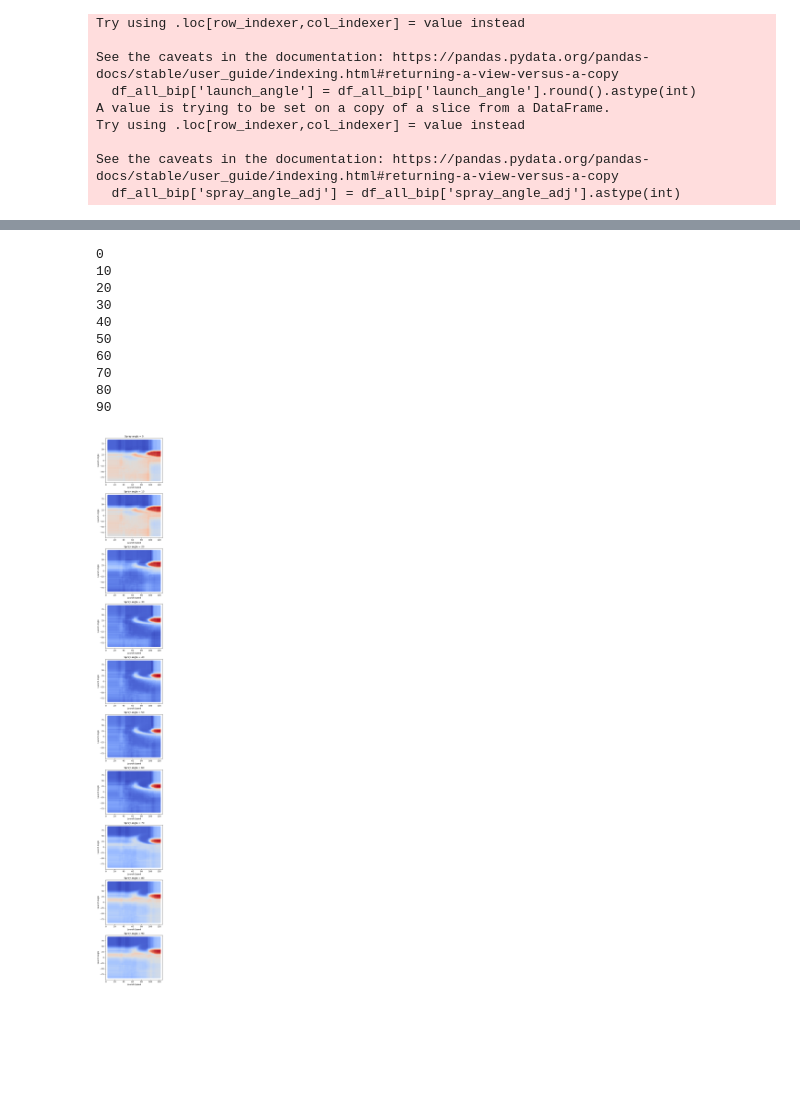
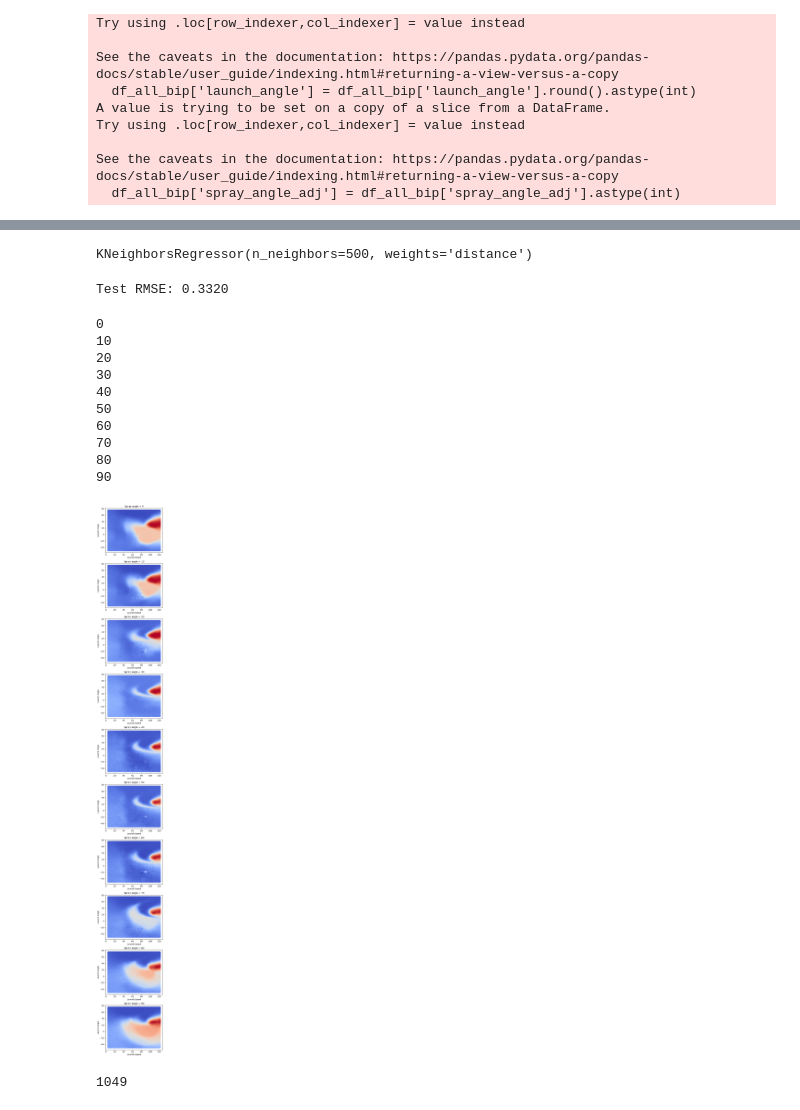
Before and after one commit to sam-walsh/pitching_model, a Jupyter notebook: predictive_run_values.ipynb, the cells around one changed output, grey strips where cells are left out. Drawn from its saved outputs; the diff is of its cells as text; code cells hidden in the pictures; blank space fills up the shorter version.

Commit message:
model changes

```diff
--- a/predictive_run_values.ipynb
+++ b/predictive_run_values.ipynb
@@ -266 +292,12 @@ xgb_reg = joblib.load('xgb_reg.joblib')
+# %%
+xgb_params = study.best_params
+xgb_params['random_state'] = 42
+xgb_params['device'] = 'cuda'
+xgb_run_values = xgb.XGBRegressor(**xgb_params)
+xgb_run_values.fit(X, y)
+
+xgb_run_values.save_model('models/xgb_run_values.json')
+# %%
+xgb_run_values = xgb.XGBRegressor()
+xgb_run_values.load_model('models/xgb_run_values.json')
 # %%
@@ -274,3 +310,3 @@ Test RMSE: 0.3191
 # %%
-xgb_reg.fit(X, y)
+xgb_run_values.fit(X, y)
 # %% [output]
@@ -278,38 +324,53 @@ XGBoostError: [22:33:19] c:\users\dev-admin\croot2\xgboost-split_1675461376218\w
+# %%
+knn_run_values = KNeighborsRegressor(n_neighbors=500, weights='distance')
+knn_run_values.fit(X, y)
+# %% [output]
+KNeighborsRegressor(n_neighbors=500, weights='distance')
+# %%
+preds_test = knn_run_values.predict(X_test)
+rmse_test = mean_squared_error(y_test, preds_test, squared=False)
+print(f'Test RMSE: {rmse_test:.4f}')
+# %% [output]
+Test RMSE: 0.3320
 # %%
 # Generate a grid of launch angles and exit velocities
 launch_speeds = np.linspace(df_all_bip['launch_speed'].min(), df_all_bip['launch_speed'].max(), 100)
-launch_angles = np.linspace(df_all_bip['launch_angle'].min(), df_all_bip['launch_angle'].max(), 100)
+launch_angles = np.linspace(-50, 75, 100)
 hit_direction_values = [0, 10, 20, 30, 40, 50, 60, 70, 80, 90]
 
 launch_speeds_grid, launch_angles_grid = np.meshgrid(launch_speeds, launch_angles)
 
 fig, axs = plt.subplots(len(hit_direction_values), figsize=(5, 4*len(hit_direction_values)))
 
 for i, hit_direction in enumerate(hit_direction_values):
     print(hit_direction)
     X_grid = np.c_[launch_speeds_grid.ravel(), launch_angles_grid.ravel(), np.full(launch_speeds_grid.ravel().shape, hit_direction)]
-    y_grid = xgb_reg.predict(X_grid)
+    y_grid = knn_run_values.predict(X_grid)
     y_grid = y_grid.reshape(launch_speeds_grid.shape)
 
     axs[i].scatter(launch_speeds_grid, launch_angles_grid, c=y_grid, cmap='coolwarm')
     axs[i].set_title(f'Spray angle = {hit_direction}')
     axs[i].set_xlabel('Launch Speed')
     axs[i].set_ylabel('Launch Angle')
 
 plt.tight_layout()
 plt.show()
 # %% [output]
 0
 10
 20
 30
 40
 50
 60
 70
 80
 90
-[figure, old version]
+[figure, new version]
+# %%
+len(df_all_bip.loc[(df_all_bip['launch_angle'] < -50) & (df_all_bip['launch_speed'] > 80)])
+# %% [output]
+1049
 # %%
 df_all['predicted_run_value'] = df_all['mean_run_value']
 mask = (df_all['description'] == 'hit_into_play') & df_all[['launch_speed', 'launch_angle', 'spray_angle_adj']].notnull().all(axis=1)
```
Also changed, not shown: parts of 26 cells of this notebook, 9 other files.
